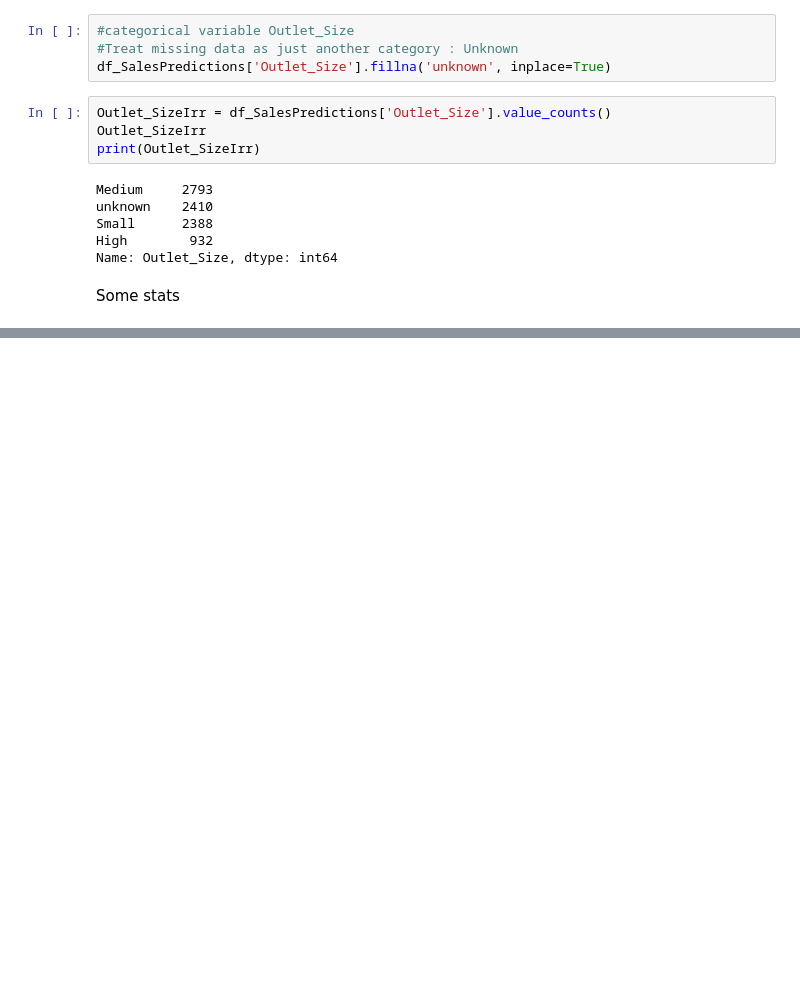
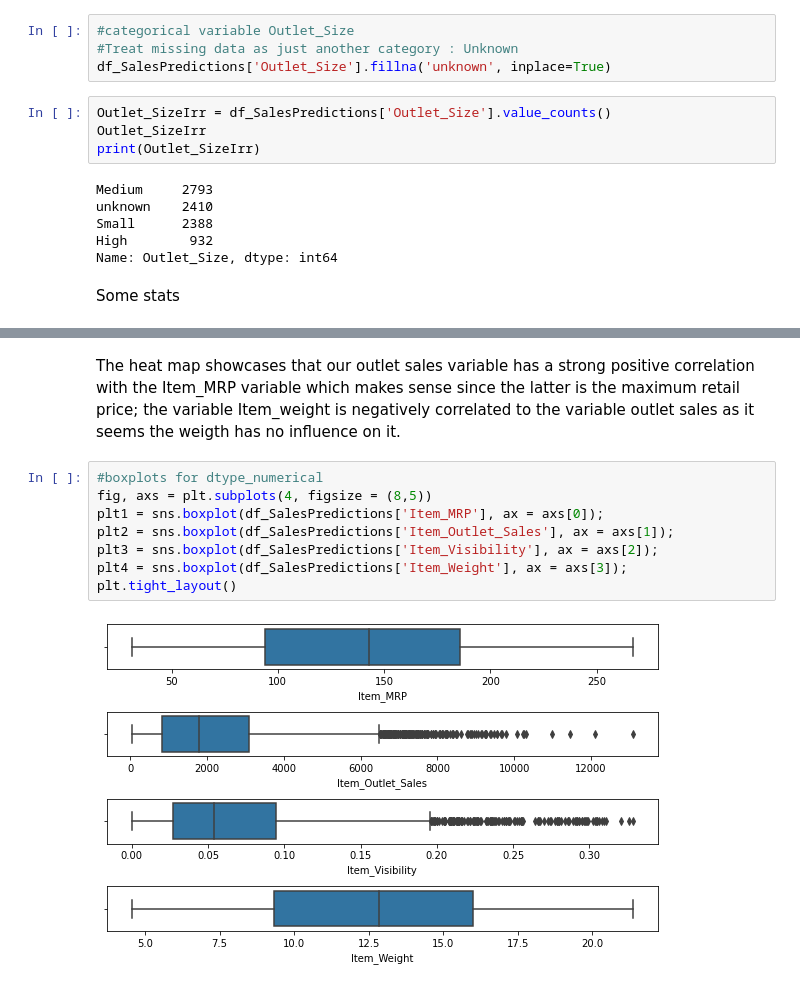
Before and after one commit to Manel-MH/Sales-Predictions, a Jupyter notebook: Project1_Sales_Predictions.ipynb, the cells around one changed output, grey strips where cells are left out. Drawn from its saved outputs; the diff is of its cells as text; blank space fills up the shorter version.

```diff
--- a/Project1_Sales_Predictions.ipynb
+++ b/Project1_Sales_Predictions.ipynb
@@ -282,0 +342,12 @@ df_SalesPredictions.describe()
+# %% [markdown]
+The heat map showcases that our outlet sales variable has a strong positive correlation with the Item_MRP variable which makes sense since the latter is the maximum retail price; the variable Item_weight is negatively correlated to the variable outlet sales as it seems the weigth has no influence on it.
+# %%
+#boxplots for dtype_numerical
+fig, axs = plt.subplots(4, figsize = (8,5))
+plt1 = sns.boxplot(df_SalesPredictions['Item_MRP'], ax = axs[0]);
+plt2 = sns.boxplot(df_SalesPredictions['Item_Outlet_Sales'], ax = axs[1]);
+plt3 = sns.boxplot(df_SalesPredictions['Item_Visibility'], ax = axs[2]);
+plt4 = sns.boxplot(df_SalesPredictions['Item_Weight'], ax = axs[3]);
+plt.tight_layout()
+# %% [output]
+[figure, added]
```
Also changed, not shown: parts of 17 cells of this notebook.
